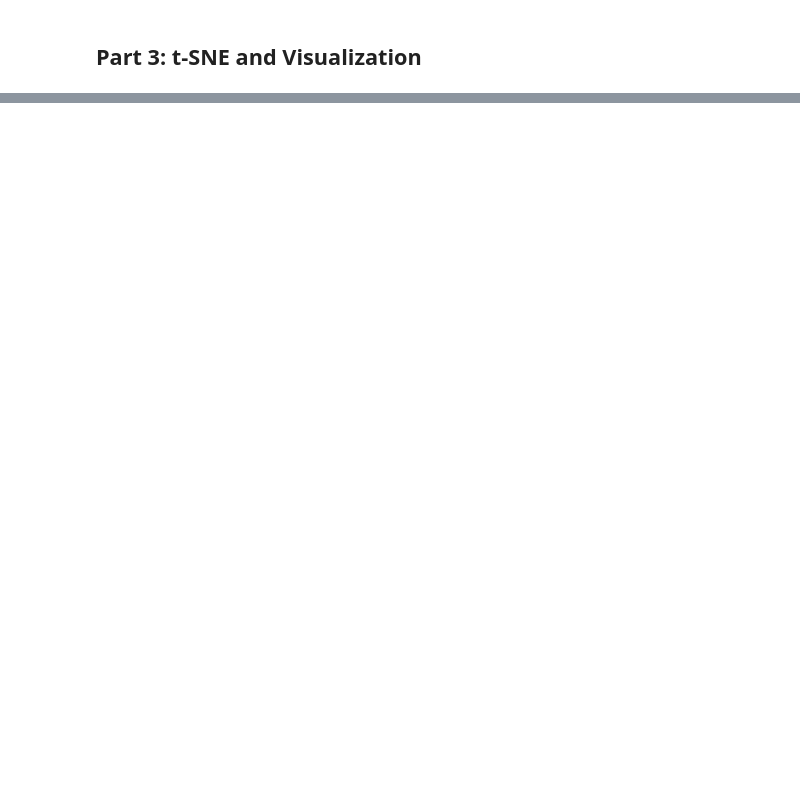
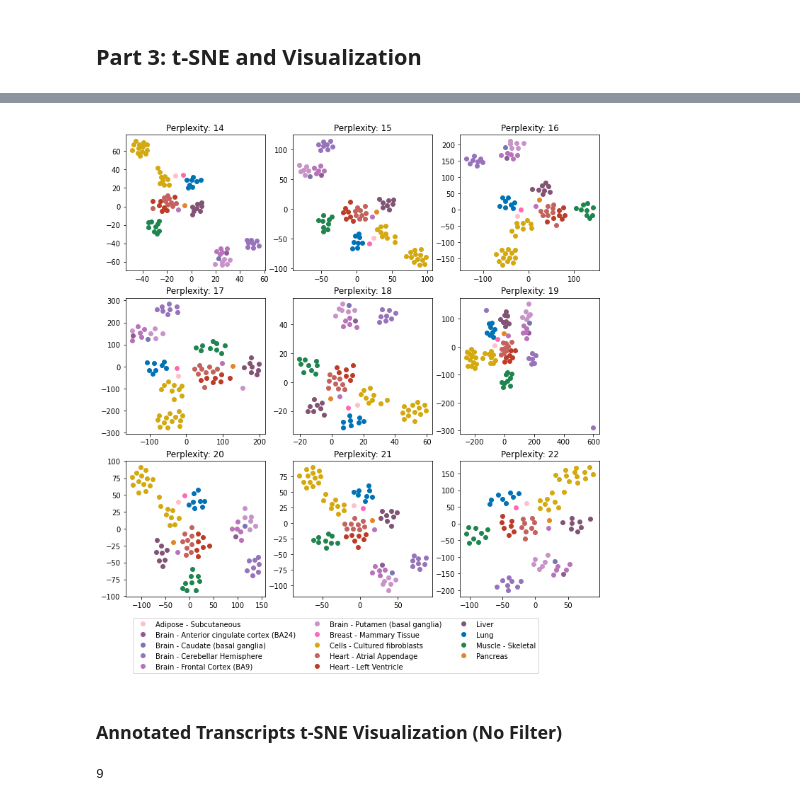
Before and after one commit to MingyiXia9717/gtex_v9_data_analysis, a Jupyter notebook: FLAIR/work_in_progress/flair_quant_tSNE.ipynb, the cells around one changed output, grey strips where cells are left out. Cells and saved outputs as stored; diff of their text form; code cells hidden in the pictures; blank space fills up the shorter version.

```diff
--- a/FLAIR/work_in_progress/flair_quant_tSNE.ipynb
+++ b/FLAIR/work_in_progress/flair_quant_tSNE.ipynb
@@ -199,0 +244,6 @@ test_perplexity(annotated_pc_initialized, annotated_perplexities_to_test_l2)
+# %%
+test_perplexity(novel_filtered_pc_initialized, novel_perplexities_to_test_l2)
+# %% [output]
+[figure, added]
+# %% [markdown]
+### Annotated Transcripts t-SNE Visualization (No Filter)
@@ -199,0 +252,4 @@ test_perplexity(annotated_pc_initialized, annotated_perplexities_to_test_l2)
+# %%
+len(annotated_perplexities_to_test_l1)
+# %% [output]
+9
```
Also changed, not shown: parts of 42 cells of this notebook.
